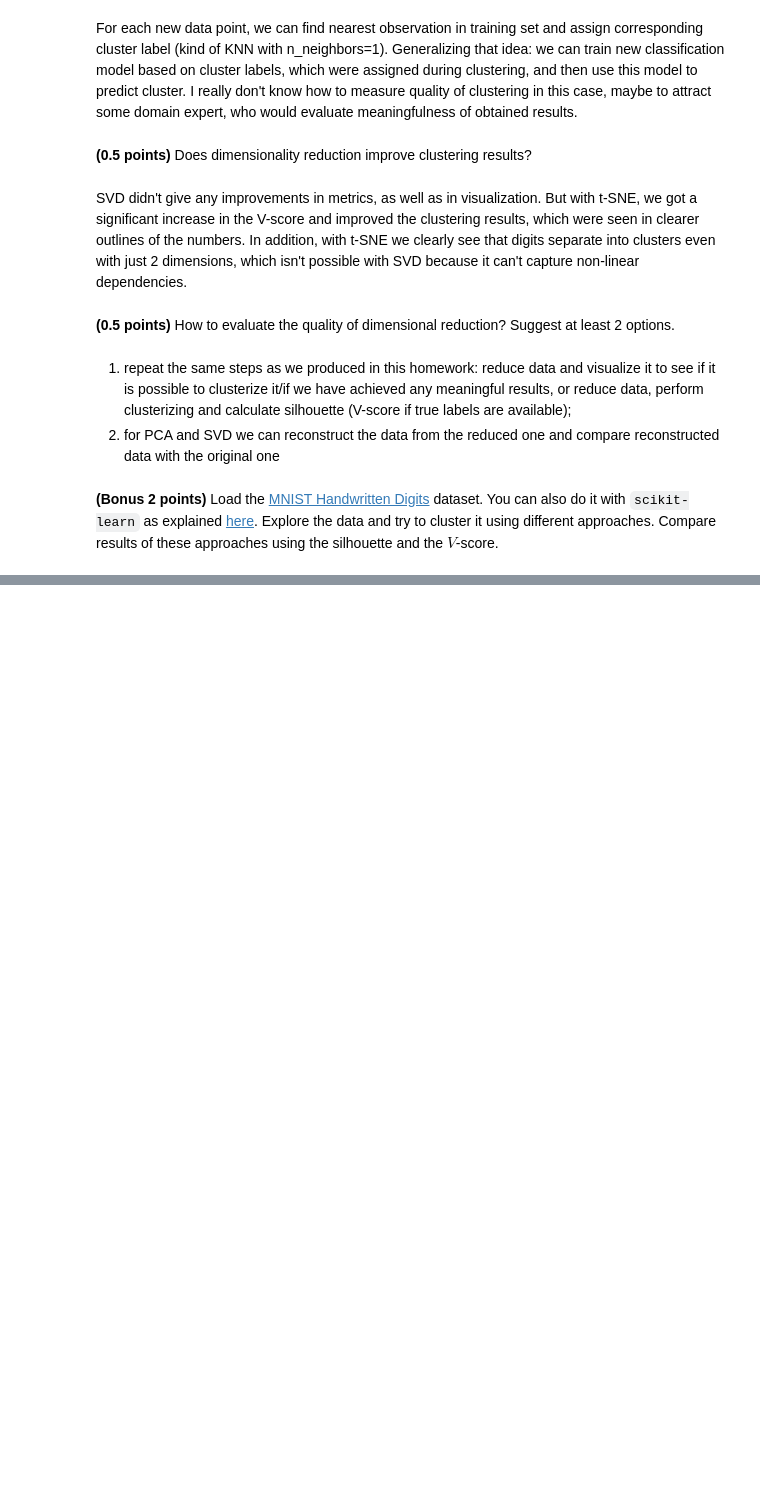
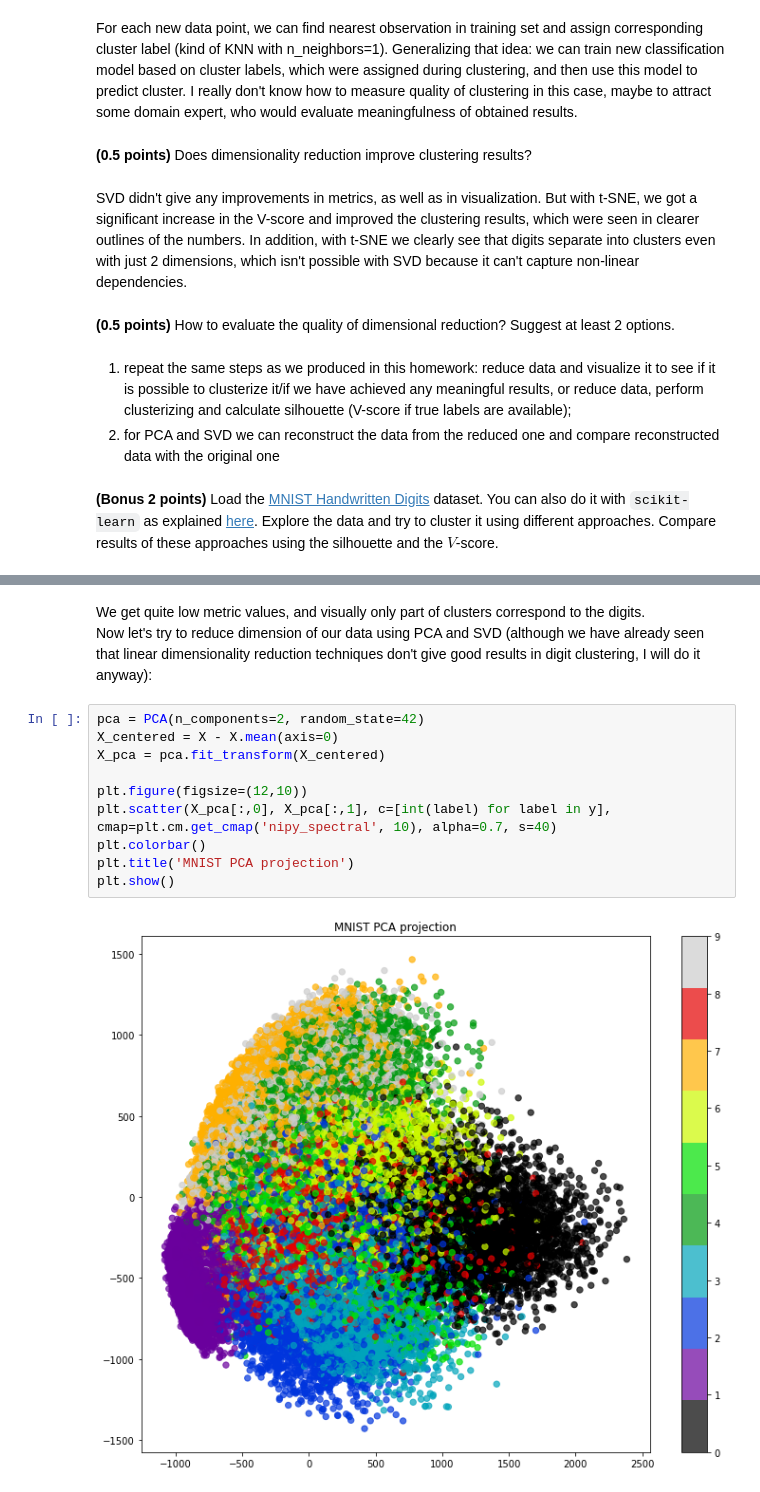
Before and after one commit to Bayramova/rs_school_assignments, a Jupyter notebook: clustering.ipynb, the cells around one changed output, grey strips where cells are left out. Saved outputs shown, nothing was run; the diff lists cells and outputs as text; blank space fills up the shorter version.

```diff
--- a/clustering.ipynb
+++ b/clustering.ipynb
@@ -618,0 +681,15 @@ SVD didn't give any improvements in metrics, as well as in visualization. But wi
+# %% [markdown]
+We get quite low metric values, and visually only part of clusters correspond to the digits.
+Now let's try to reduce dimension of our data using PCA and SVD (although we have already seen that linear dimensionality reduction techniques don't give good results in digit clustering, I will do it anyway):
+# %%
+pca = PCA(n_components=2, random_state=42)
+X_centered = X - X.mean(axis=0)
+X_pca = pca.fit_transform(X_centered)
+
+plt.figure(figsize=(12,10))
+plt.scatter(X_pca[:,0], X_pca[:,1], c=[int(label) for label in y], cmap=plt.cm.get_cmap('nipy_spectral', 10), alpha=0.7, s=40)
+plt.colorbar()
+plt.title('MNIST PCA projection')
+plt.show()
+# %% [output]
+[figure, added]
```
Also changed, not shown: parts of 29 cells of this notebook.
